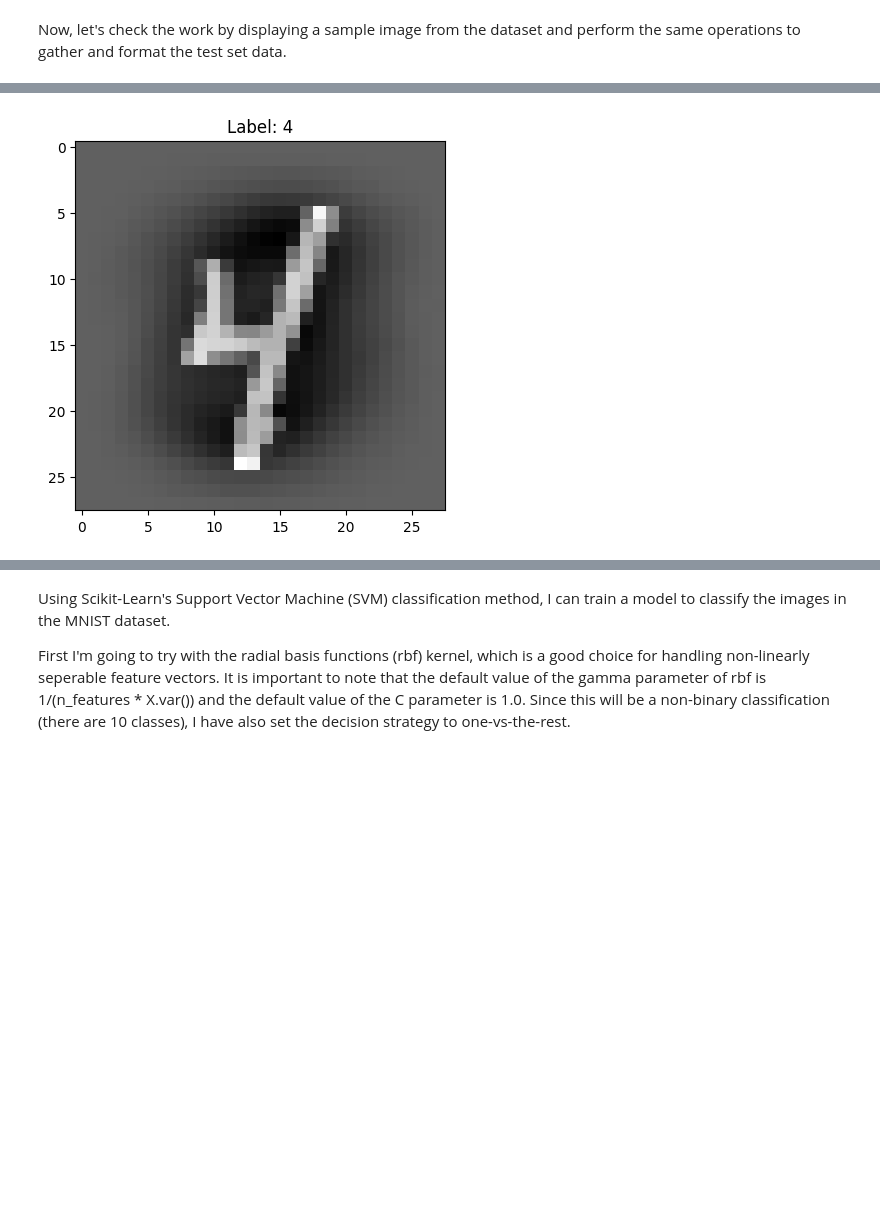
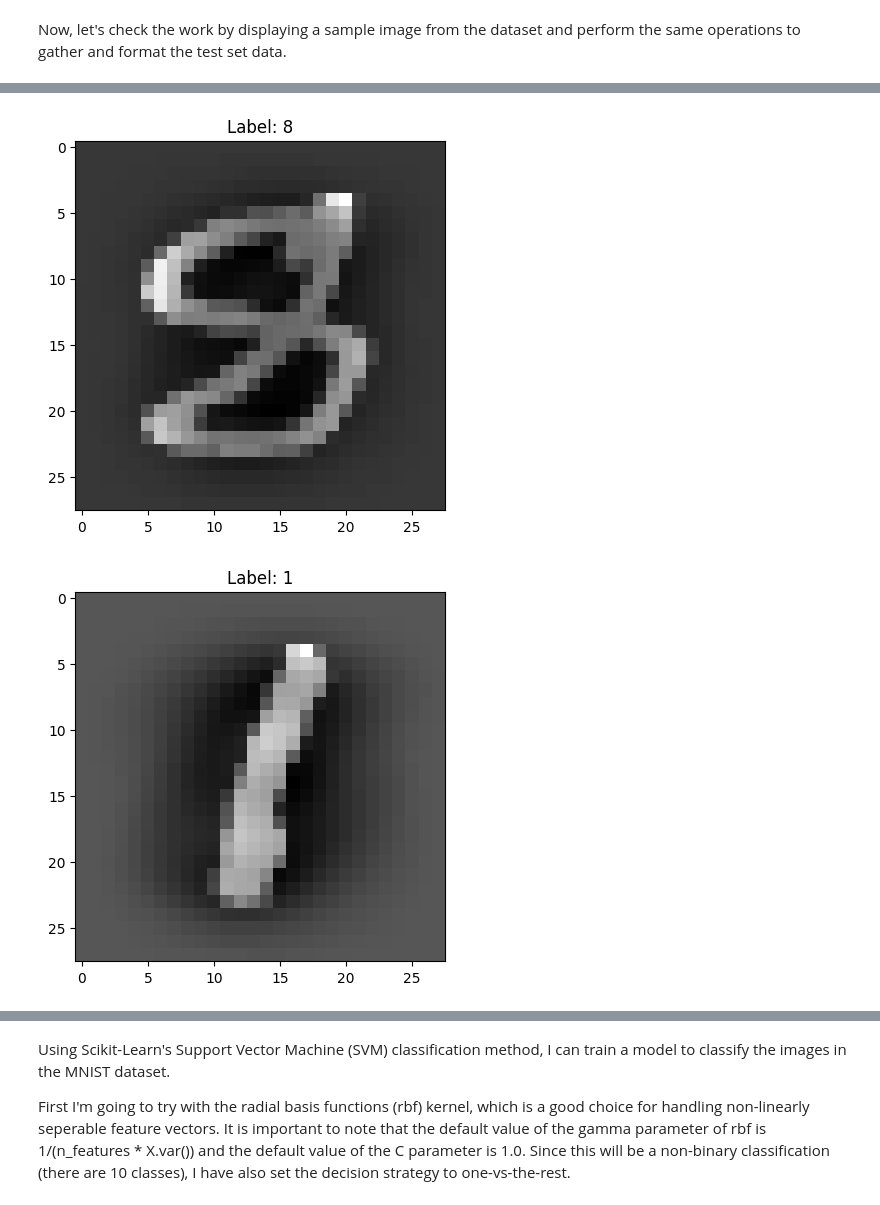
Before and after one commit to micahborg/MNIST_guesser, a Jupyter notebook: model_script.ipynb, the cells around one changed output, grey strips where cells are left out. Drawn from its saved outputs; the diff is of its cells as text; code cells hidden in the pictures; blank space fills up the shorter version.

```diff
--- a/model_script.ipynb
+++ b/model_script.ipynb
@@ -30,12 +40,15 @@ Now, let's check the work by displaying a sample image from the dataset and perf
 # %%
-plt.imshow(X_train[0].reshape(28, 28), cmap='gray') # display X[0] in a 28 x 28 grid
-plt.title(f"Label: {y_train[0]}")
-plt.show()
+testing_image_arrays = np.array(list(ds['test'].map(lambda x: x['image']).as_numpy_iterator())) # Convert images to NumPy arrays
 
-training_image_arrays = np.array(list(ds['test'].map(lambda x: x['image']).as_numpy_iterator())) # Convert images to NumPy arrays
+X_test = testing_image_arrays.reshape(testing_image_arrays.shape[0], -1) # Flatten images (28x28) to 1D vectors of 784 pixels
+X_test = scaler_X.transform(X_test) # replaced the original test with the rescaled version
 
-X_test = training_image_arrays.reshape(training_image_arrays.shape[0], -1) # Flatten images (28x28) to 1D vectors of 784 pixels
-X_test = scaler_X.transform(X_test) # replaced the original test with the rescaled version
 y_test = np.array(list(ds['test'].map(lambda x: x['label']).as_numpy_iterator())) # create a numpy array of (10000,) for the labels
-# %% [output]
-[figure, removed]
+# %%
+for i in range(4,8):
+    plt.imshow(X_train[i].reshape(28, 28), cmap='gray') # display X[0] in a 28 x 28 grid
+    plt.title(f"Label: {y_train[i]}")
+    plt.show()
+# %% [output]
+[figure, added]
+[figure, added]
```
Also changed, not shown: parts of 10 cells of this notebook.
